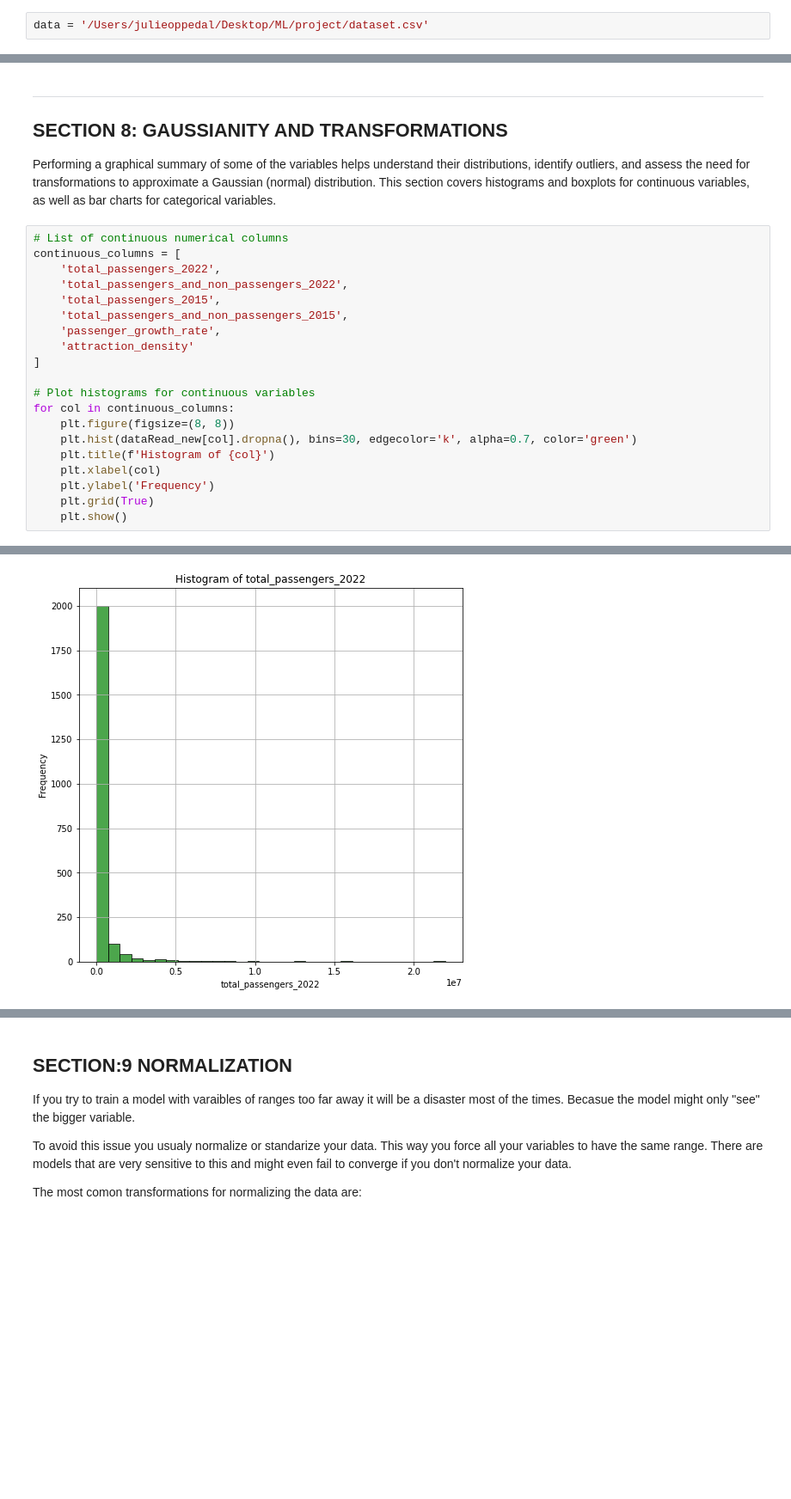
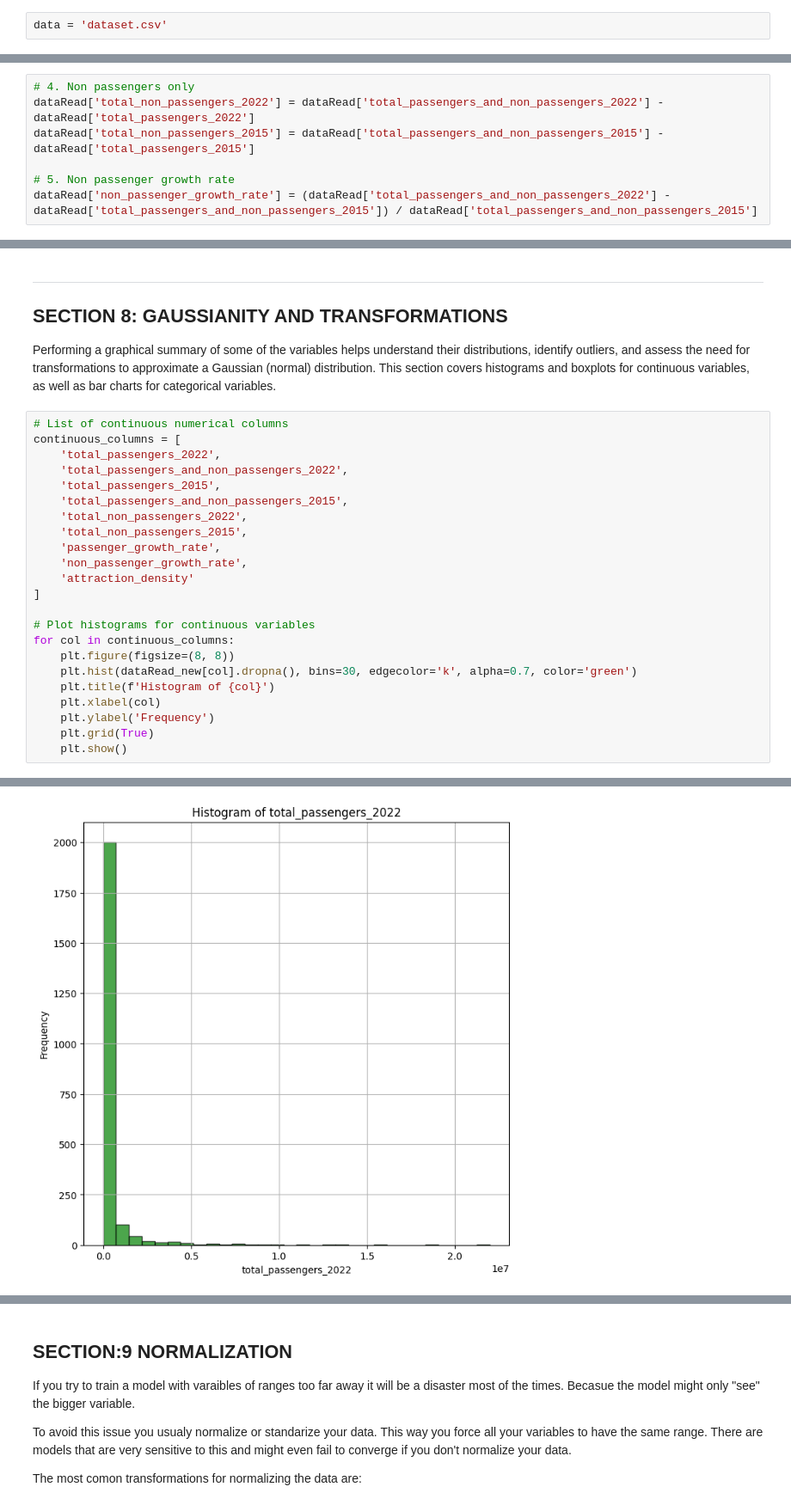
Before and after one commit to pierre-jezegou/fib-ml-project, a Jupyter notebook: Preprocessing.ipynb, the cells around one changed output, grey strips where cells are left out. Shown at 86% size. Saved outputs shown, nothing was run; the diff lists cells and outputs as text; blank space fills up the shorter version.

Commit message:
Add non passenger columns for 2022 and 2015 + growth rate

```diff
--- a/Preprocessing.ipynb
+++ b/Preprocessing.ipynb
@@ -21,7 +21,7 @@ from statsmodels.genmod.generalized_linear_model import GLM
 from pandas.plotting import scatter_matrix
 from scipy.stats import boxcox
 # %%
-data = '/Users/julieoppedal/Desktop/ML/project/dataset.csv'
+data = 'dataset.csv'
 # %% [markdown]
 ## SECTION 1: READING THE FILE DATASET.CSV
 # %%
@@ -337,6 +337,13 @@ dataRead[['passenger_growth_rate', 'attraction_density', 'city_size_category', '
 | 2 | 0.110 | 3.321e-04 | Medium | No |
 | 3 | -0.265 | 2.198e-04 | Large | No |
 | 4 | 0.075 | 2.198e-04 | Large | No |
+# %%
+# 4. Non passengers only
+dataRead['total_non_passengers_2022'] = dataRead['total_passengers_and_non_passengers_2022'] - dataRead['total_passengers_2022']
+dataRead['total_non_passengers_2015'] = dataRead['total_passengers_and_non_passengers_2015'] - dataRead['total_passengers_2015']
+
+# 5. Non passenger growth rate
+dataRead['non_passenger_growth_rate'] = (dataRead['total_passengers_and_non_passengers_2022'] - dataRead['total_passengers_and_non_passengers_2015']) / dataRead['total_passengers_and_non_passengers_2015']
 # %% [markdown]
 ***
 ## SECTION 7: WHAT WE HAVE DONE SO FAR
@@ -376,7 +383,10 @@ continuous_columns = [
     'total_passengers_and_non_passengers_2022',
     'total_passengers_2015',
     'total_passengers_and_non_passengers_2015',
+    'total_non_passengers_2022',
+    'total_non_passengers_2015',
     'passenger_growth_rate',
+    'non_passenger_growth_rate',
     'attraction_density'
 ]
 
@@ -394,18 +404,18 @@ for col in continuous_columns:
 (array([2.001e+03, 1.000e+02, 4.300e+01, 1.800e+01, 1.100e+01, 1.500e+01,
         8.000e+00, 3.000e+00, 4.000e+00, 3.000e+00, 4.000e+00, 3.000e+00,
         1.000e+00, 2.000e+00, 0.000e+00, 1.000e+00, 0.000e+00, 2.000e+00,
         1.000e+00, 0.000e+00, 0.000e+00, 2.000e+00, 0.000e+00, 0.000e+00,
         0.000e+00, 1.000e+00, 0.000e+00, 0.000e+00, 0.000e+00, 3.000e+00]),
  array([1.00000000e+00, 7.33099167e+05, 1.46619733e+06, 2.19929550e+06,
         2.93239367e+06, 3.66549183e+06, 4.39859000e+06, 5.13168817e+06,
         5.86478633e+06, 6.59788450e+06, 7.33098267e+06, 8.06408083e+06,
         8.79717900e+06, 9.53027717e+06, 1.02633753e+07, 1.09964735e+07,
         1.17295717e+07, 1.24626698e+07, 1.31957680e+07, 1.39288662e+07,
         1.46619643e+07, 1.53950625e+07, 1.61281607e+07, 1.68612588e+07,
         1.75943570e+07, 1.83274552e+07, 1.90605533e+07, 1.97936515e+07,
         2.05267497e+07, 2.12598478e+07, 2.19929460e+07]),
  <BarContainer object of 30 artists>)
 Text(0.5, 1.0, 'Histogram of total_passengers_2022')
 Text(0.5, 0, 'total_passengers_2022')
 Text(0, 0.5, 'Frequency')
-[figure, old version]
+[figure, new version]
```
Also changed, not shown: parts of 14 cells of this notebook.
